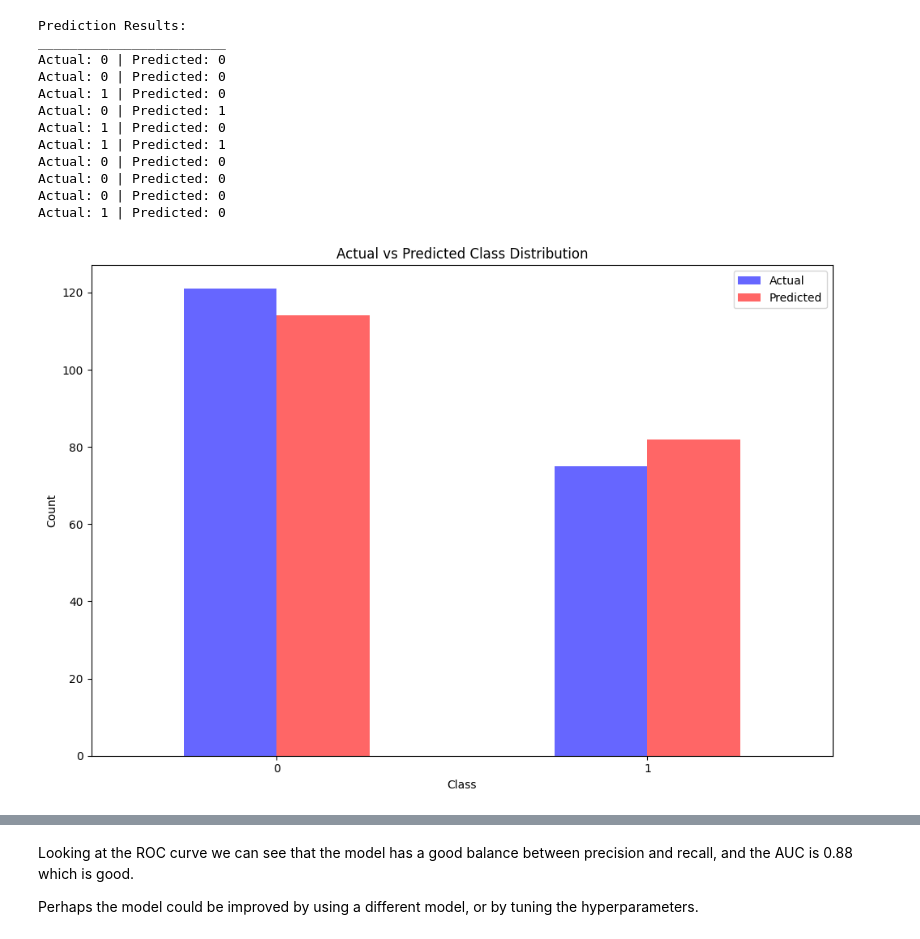
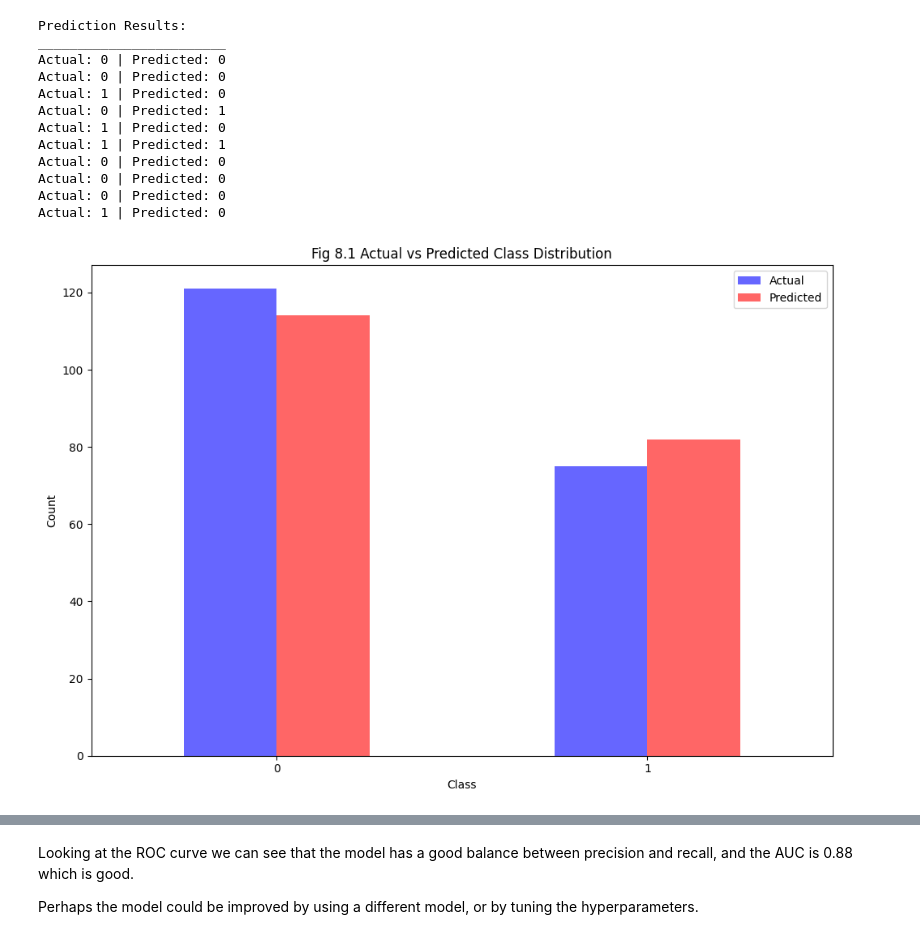
Before and after one commit to Soimanul/ML-fundamentals-2025, a Jupyter notebook: assignment_1_Vlad_Soimu[Soimu].ipynb, the cells around one changed output, grey strips where cells are left out. Drawn from its saved outputs; the diff is of its cells as text; code cells hidden in the pictures.

```diff
--- a/assignment_1_Vlad_Soimu[Soimu].ipynb
+++ b/assignment_1_Vlad_Soimu[Soimu].ipynb
@@ -600,27 +600,27 @@ Actual: 1 | Predicted: 0
 # %%
 results_df = pd.DataFrame({
     'Actual': y_val,
     'Predicted': y_pred
 })
 
 fig, ax = plt.subplots(figsize=(10, 7))
 
 results_comparison = pd.DataFrame({
     'Actual': results_df['Actual'].value_counts(),
     'Predicted': results_df['Predicted'].value_counts()
 }).sort_index()
 
 results_comparison.plot(kind='bar', ax=ax, alpha=0.6, color=['blue', 'red'])
-ax.set_title('Actual vs Predicted Class Distribution')
+ax.set_title('Fig 8.1 Actual vs Predicted Class Distribution')
 ax.set_xlabel('Class')
 ax.set_ylabel('Count')
 ax.legend(loc='upper right')
 
 plt.xticks(rotation=0)
 plt.tight_layout()
 plt.show()
 # %% [output]
-[figure, old version]
+[figure, new version]
 # %%
 # Evaluate model performance
 accuracy = accuracy_score(y_val, y_pred)
```
Also changed, not shown: parts of 1 cell of this notebook.
